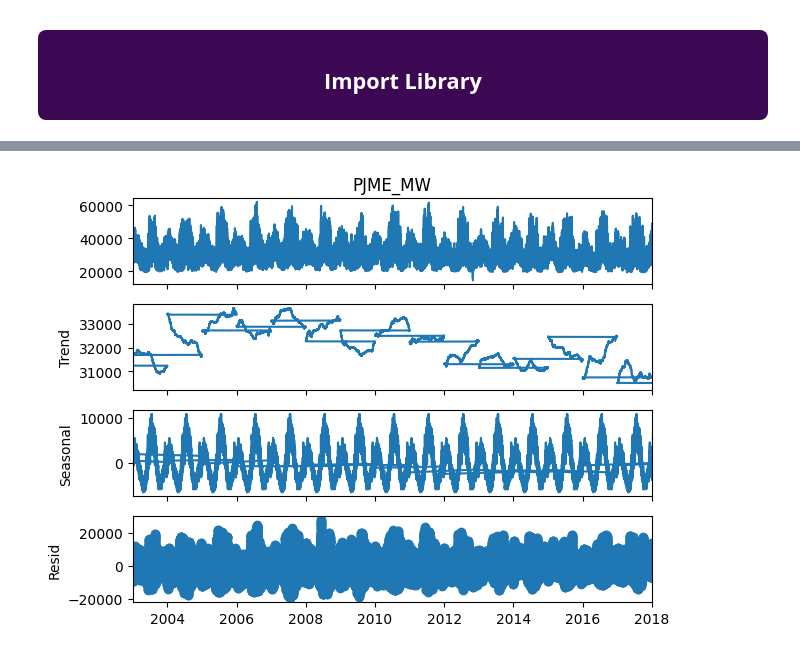
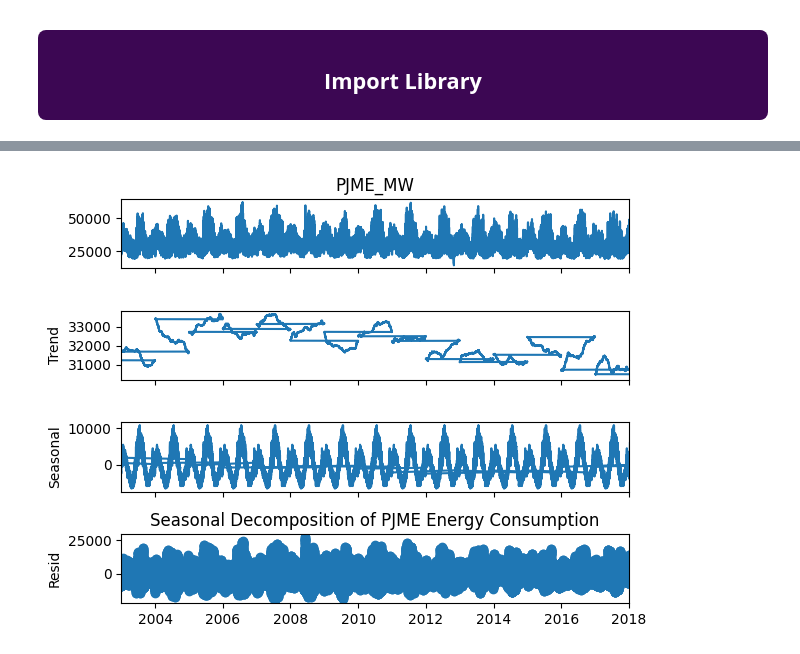
Before and after one commit to SajjadKhanYousafzai/Projects--Kaggle-, a Jupyter notebook: Time Serires Hourly Energy Consumption/Time_series.ipynb, the cells around one changed output, grey strips where cells are left out. Saved outputs shown, nothing was run; the diff lists cells and outputs as text; code cells hidden in the pictures.

```diff
--- a/Time Serires Hourly Energy Consumption/Time_series.ipynb
+++ b/Time Serires Hourly Energy Consumption/Time_series.ipynb
@@ -125,7 +133,9 @@ plt.show()
 # %%
-from statsmodels.tsa.seasonal import seasonal_decompose
-decomposition = seasonal_decompose(data['PJME']['PJME_MW'], period=24*365)  # Yearly seasonality
+# Time Series Decomposition for PJME
+decomposition = seasonal_decompose(data['PJME']['PJME_MW'].dropna(), period=24*365)
 decomposition.plot()
+plt.title('Seasonal Decomposition of PJME Energy Consumption')
+plt.tight_layout()
 plt.show()
 # %% [output]
-[figure, old version]
+[figure, new version]
```
Also changed, not shown: parts of 10 cells of this notebook.
